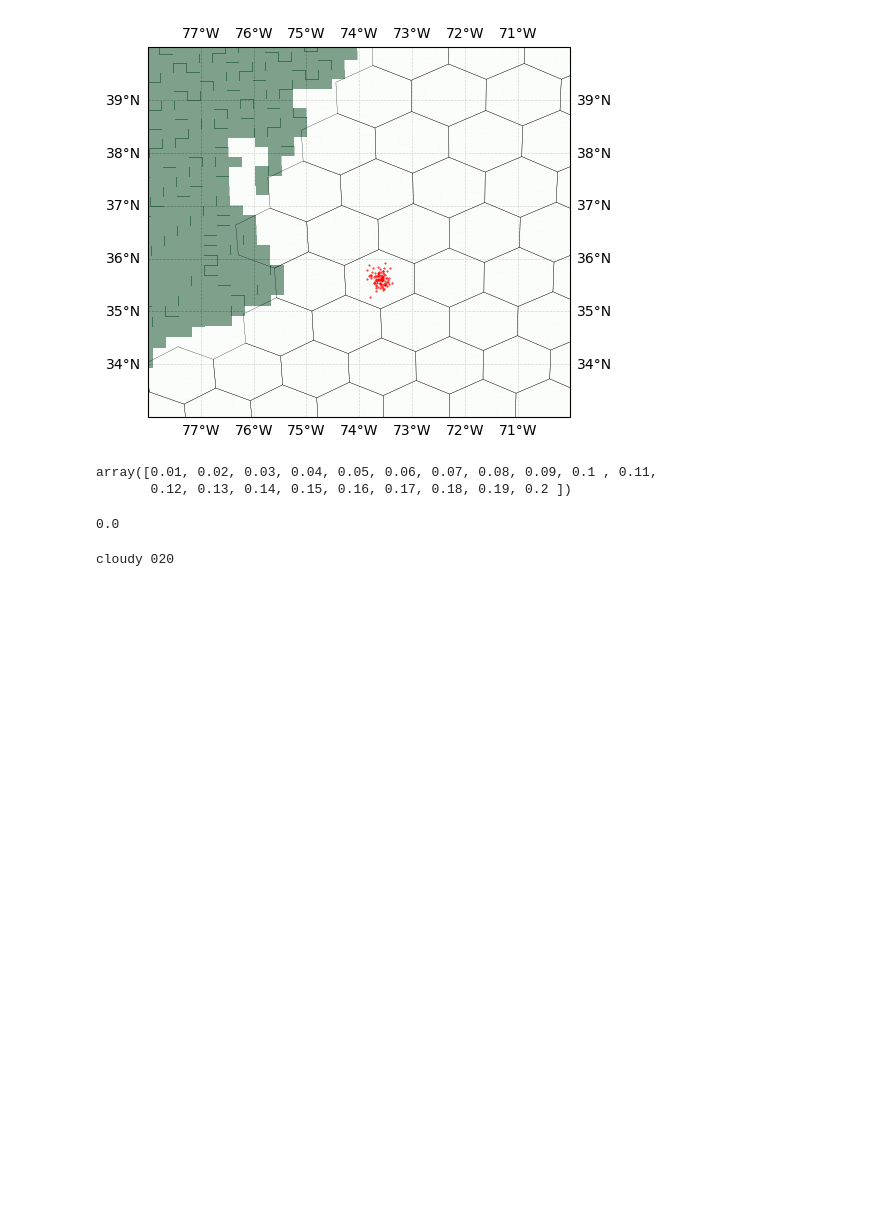
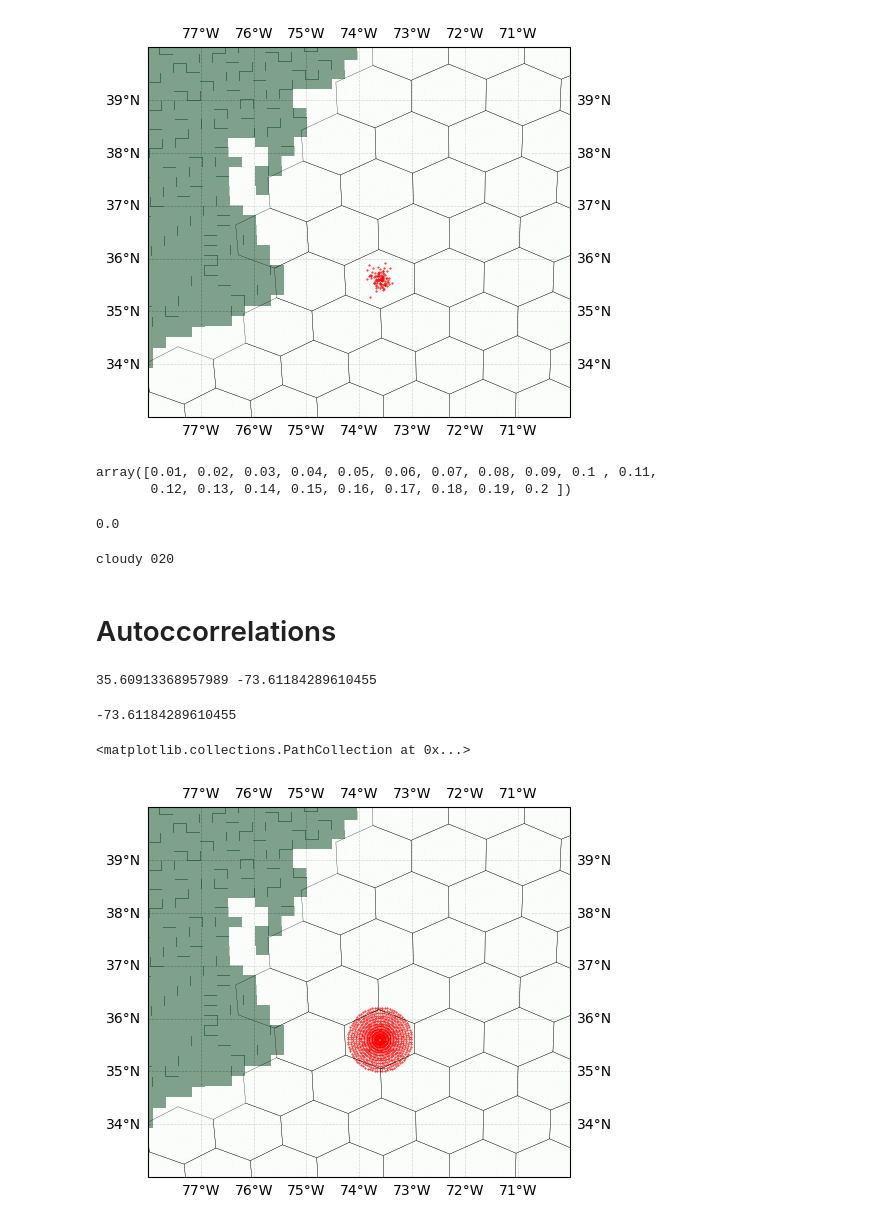
Before and after one commit to OceanParcels/NEMO_Ensemble_Lagrangian_Analysis, a Jupyter notebook: notebooks/06.Hexbin_simulation_release.ipynb, the cells around one changed output. Drawn from its saved outputs; the diff is of its cells as text; code cells hidden in the pictures; blank space fills up the shorter version.

```diff
--- a/notebooks/06.Hexbin_simulation_release.ipynb
+++ b/notebooks/06.Hexbin_simulation_release.ipynb
@@ -739,3 +758,5 @@ strang = f"cloudy {std*100:03.0f}"
 print(strang)
 # %% [output]
 cloudy 020
+# %% [markdown]
+# Autoccorrelations
@@ -741,0 +768,47 @@ cloudy 020
+# %%
+loc1_lon = -74.0
+loc1_lat = 35.5
+
+# Find the hexagon containing the location
+
+loc1_hex = h3.geo_to_h3(loc1_lat, loc1_lon, 3)
+
+loc1_lat, loc1_lon = h3.h3_to_geo(loc1_hex)
+print(loc1_lat, loc1_lon)
+# %% [output]
+35.60913368957989 -73.61184289610455
+# %%
+loc1_lon
+# %% [output]
+-73.61184289610455
+# %%
+lon_0 = loc1_lon
+lat_0 = loc1_lat
+
+lonp = [lon_0]
+latp = [lat_0]
+
+for r in np.arange(0.05, 0.61, 0.05):
+    for theta in np.arange(0, 2*np.pi, np.pi/40):
+        lonp.append(lon_0 + np.sin(theta)*r)
+        latp.append(lat_0 + np.cos(theta)*r)
+# %%
+# Plot NA_domain on a map
+depth = 0
+fig = plt.figure()
+ax = plt.axes(projection=cartopy.crs.PlateCarree())
+ax.set_extent([-78, -70, 33, 40], crs=cartopy.crs.PlateCarree())
+# ax.coastlines()
+ax.gridlines(draw_labels=True, zorder=0, linestyle='--', linewidth=0.5)
+
+hexfunc.plot_hexagons(ax, grid_no_coast, colors='r', draw_edges=True, fill_polygons=False)
+
+ax.pcolormesh(mask['nav_lon'], mask['nav_lat'], mask['tmask'][0,depth,:,:], cmap='Greens_r', alpha=0.5)
+
+ax.scatter(lonp, latp,
+           transform=cartopy.crs.PlateCarree(), s=0.2, c='r')
+
+# plt.plot(lonp, latp, '.')
+# %% [output]
+<matplotlib.collections.PathCollection at 0x...>
+[figure, added]
```
Also changed, not shown: parts of 13 cells of this notebook, 3 other files.
